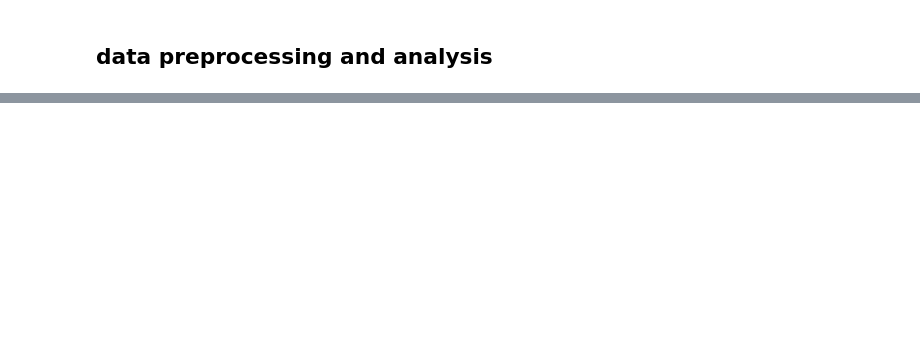
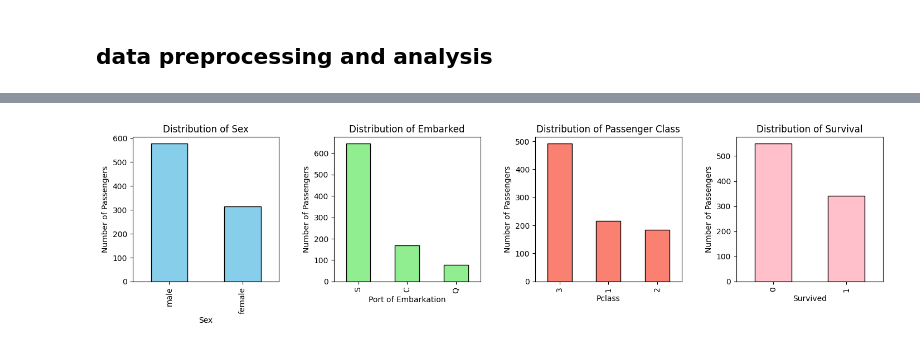
Before and after one commit to shahed137003/ML-projects, a Jupyter notebook: Beginner Level/Logistic Regression/Titanic Survival Prediction.ipynb, the cells around one changed output, grey strips where cells are left out. Drawn from its saved outputs; the diff is of its cells as text; code cells hidden in the pictures; blank space fills up the shorter version.

```diff
--- a/Beginner Level/Logistic Regression/Titanic Survival Prediction.ipynb
+++ b/Beginner Level/Logistic Regression/Titanic Survival Prediction.ipynb
@@ -67,0 +191,34 @@ df["Fare"] = scaler.fit_transform(df[["Fare"]])
+# %%
+## categorical feature analysis
+import matplotlib.pyplot as plt
+
+fig, axes = plt.subplots(1, 4, figsize=(15, 4))
+plt.tight_layout(pad=4)
+
+# Sex distribution
+sex_feature.value_counts().plot(kind="bar", ax=axes[0], color="skyblue", edgecolor="black")
+axes[0].set_title("Distribution of Sex")
+axes[0].set_xlabel("Sex")
+axes[0].set_ylabel("Number of Passengers")
+
+# Embarked distribution
+Embarked_feature.value_counts().plot(kind="bar", ax=axes[1], color="lightgreen", edgecolor="black")
+axes[1].set_title("Distribution of Embarked")
+axes[1].set_xlabel("Port of Embarkation")
+axes[1].set_ylabel("Number of Passengers")
+
+# Pclass distribution
+Pclass_feature.value_counts().plot(kind="bar", ax=axes[2], color="salmon", edgecolor="black")
+axes[2].set_title("Distribution of Passenger Class")
+axes[2].set_xlabel("Pclass")
+axes[2].set_ylabel("Number of Passengers")
+
+# Survived distribution
+df["Survived"].value_counts().plot(kind="bar", ax=axes[3], color="pink", edgecolor="black")
+axes[3].set_title("Distribution of Survival")
+axes[3].set_xlabel("Survived")
+axes[3].set_ylabel("Number of Passengers")
+
+plt.show()
+# %% [output]
+[figure, added]
```
Also changed, not shown: parts of 14 cells of this notebook.
